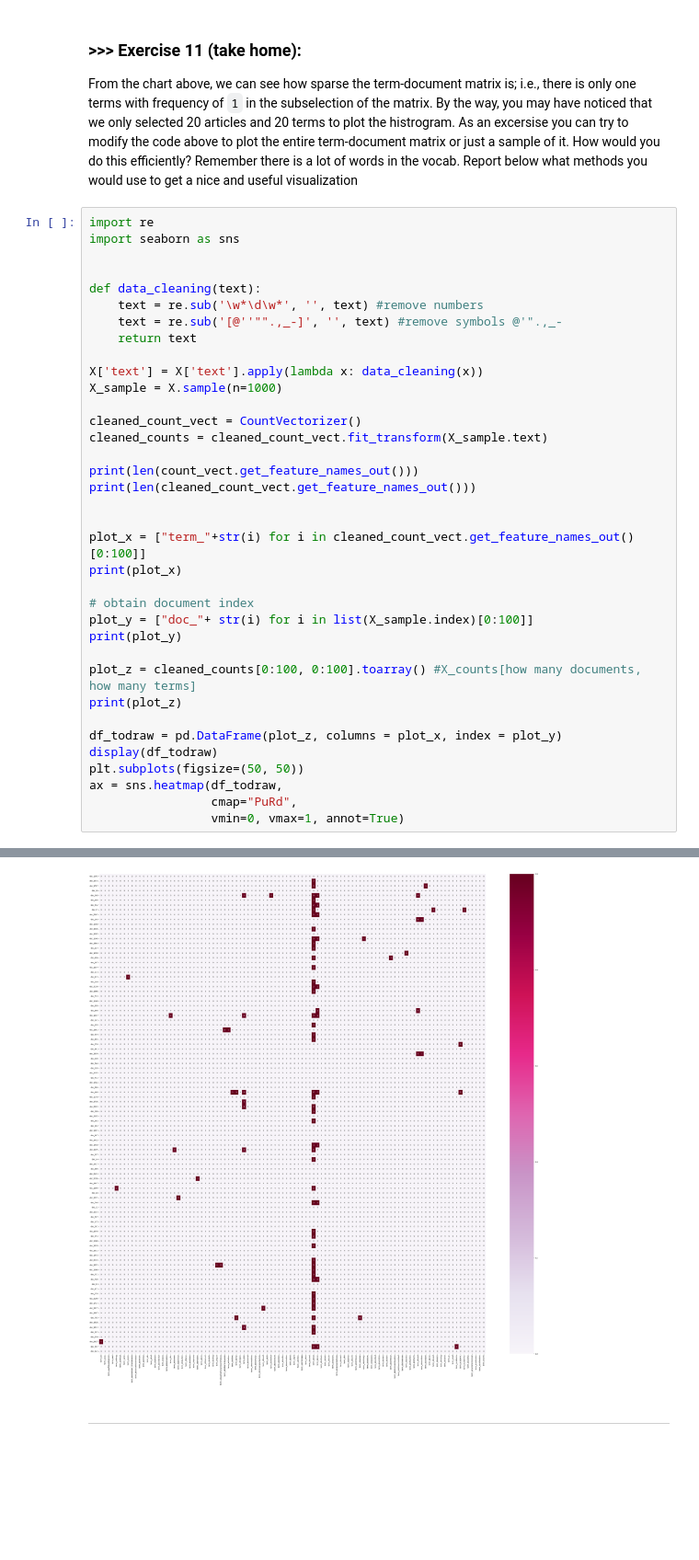
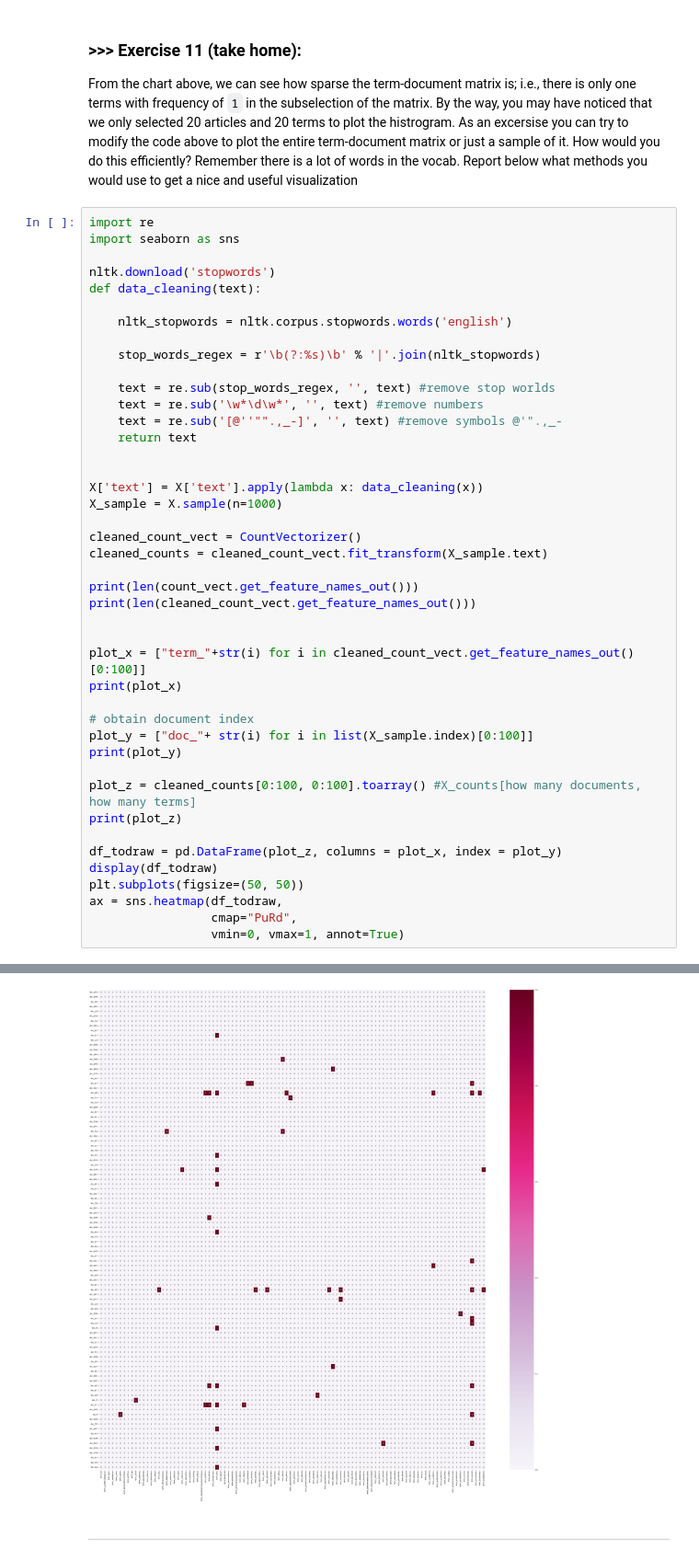
Before and after one commit to rolandlin18/DM2023-Lab1-Master, a Jupyter notebook: DM2023-Lab1-Master.ipynb, the cells around one changed output, grey strips where cells are left out. Shown at 92% size. Drawn from its saved outputs; the diff is of its cells as text; blank space fills up the shorter version.

```diff
--- a/DM2023-Lab1-Master.ipynb
+++ b/DM2023-Lab1-Master.ipynb
@@ -1178,11 +1178,18 @@ From the chart above, we can see how sparse the term-document matrix is; i.e., t
 import re
 import seaborn as sns
 
+nltk.download('stopwords')
+def data_cleaning(text):
 
-def data_cleaning(text):
+    nltk_stopwords = nltk.corpus.stopwords.words('english')
+
+    stop_words_regex = r'\b(?:%s)\b' % '|'.join(nltk_stopwords)
+
+    text = re.sub(stop_words_regex, '', text) #remove stop worlds
     text = re.sub('\w*\d\w*', '', text) #remove numbers
     text = re.sub('[@''"".,_-]', '', text) #remove symbols @'".,_-
     return text
+
 
 X['text'] = X['text'].apply(lambda x: data_cleaning(x))
 X_sample = X.sample(n=1000)
@@ -1238,4 +1247,4 @@ ax = sns.heatmap(df_todraw,
-[figure, old version]
+[figure, new version]
 # %% [markdown]
 ---
 # %% [markdown]
```
Also changed, not shown: parts of 5 cells of this notebook, 8 other files.
